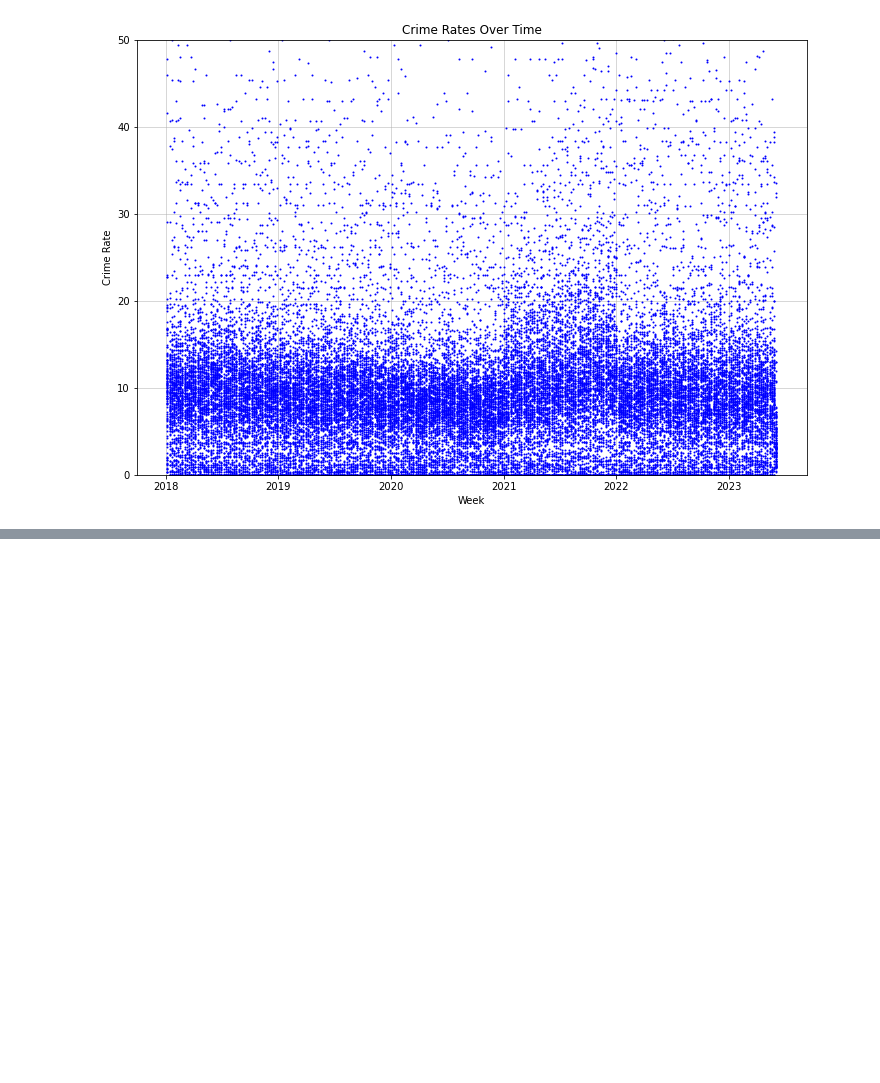
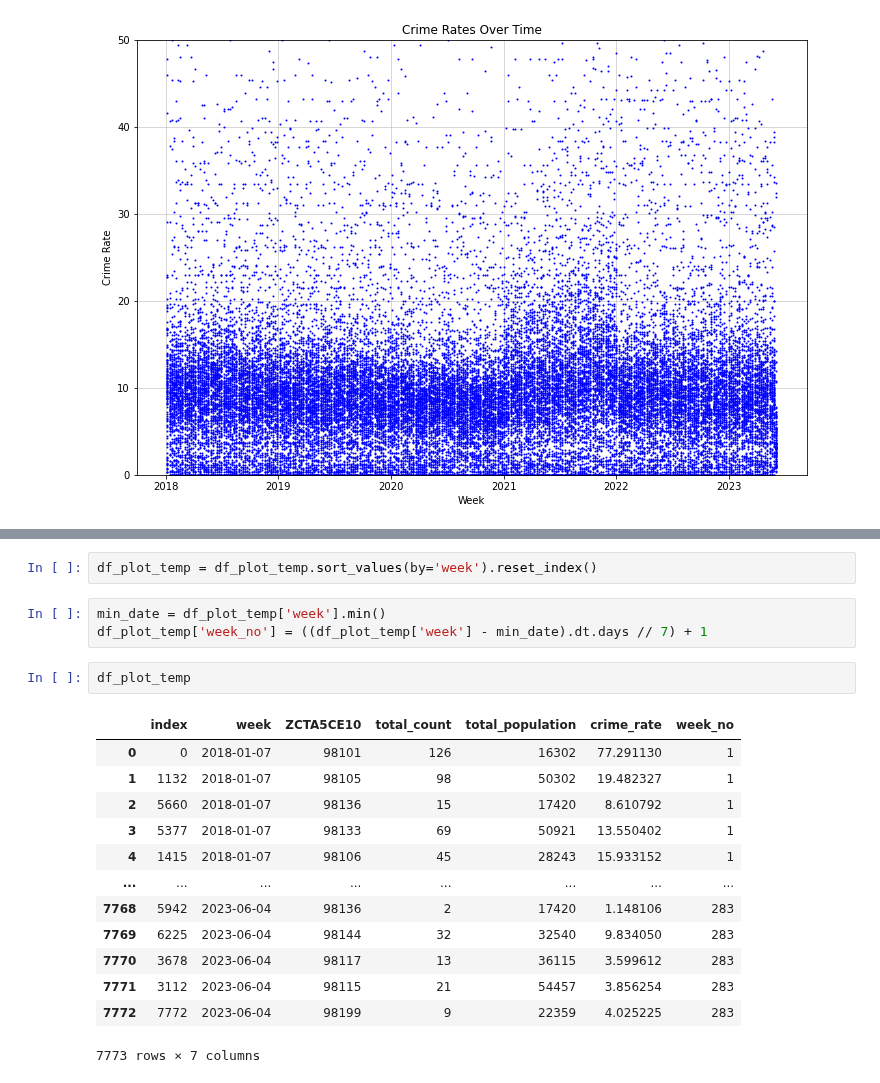
Before and after one commit to bail-reform/NYC, a Jupyter notebook: LA_Data_Aggregation.ipynb, the cells around one changed output, grey strips where cells are left out. Drawn from its saved outputs; the diff is of its cells as text; blank space fills up the shorter version.

```diff
--- a/LA_Data_Aggregation.ipynb
+++ b/LA_Data_Aggregation.ipynb
@@ -456,0 +475,21 @@ plt.show()
+# %%
+df_plot_temp = df_plot_temp.sort_values(by='week').reset_index()
+# %%
+min_date = df_plot_temp['week'].min()
+df_plot_temp['week_no'] = ((df_plot_temp['week'] - min_date).dt.days // 7) + 1
+# %%
+df_plot_temp
+# %% [output]
+|  | index | week | ZCTA5CE10 | total_count | total_population | crime_rate | week_no |
+| 0 | 0 | 2018-01-07 | 98101 | 126 | 16302 | 77.291130 | 1 |
+| 1 | 1132 | 2018-01-07 | 98105 | 98 | 50302 | 19.482327 | 1 |
+| 2 | 5660 | 2018-01-07 | 98136 | 15 | 17420 | 8.610792 | 1 |
+| 3 | 5377 | 2018-01-07 | 98133 | 69 | 50921 | 13.550402 | 1 |
+| 4 | 1415 | 2018-01-07 | 98106 | 45 | 28243 | 15.933152 | 1 |
+| ... | ... | ... | ... | ... | ... | ... | ... |
+| 7768 | 5942 | 2023-06-04 | 98136 | 2 | 17420 | 1.148106 | 283 |
+| 7769 | 6225 | 2023-06-04 | 98144 | 32 | 32540 | 9.834050 | 283 |
+| 7770 | 3678 | 2023-06-04 | 98117 | 13 | 36115 | 3.599612 | 283 |
+| 7771 | 3112 | 2023-06-04 | 98115 | 21 | 54457 | 3.856254 | 283 |
+| 7772 | 7772 | 2023-06-04 | 98199 | 9 | 22359 | 4.025225 | 283 |
+7773 rows × 7 columns
```
Also changed, not shown: parts of 3 cells of this notebook.
